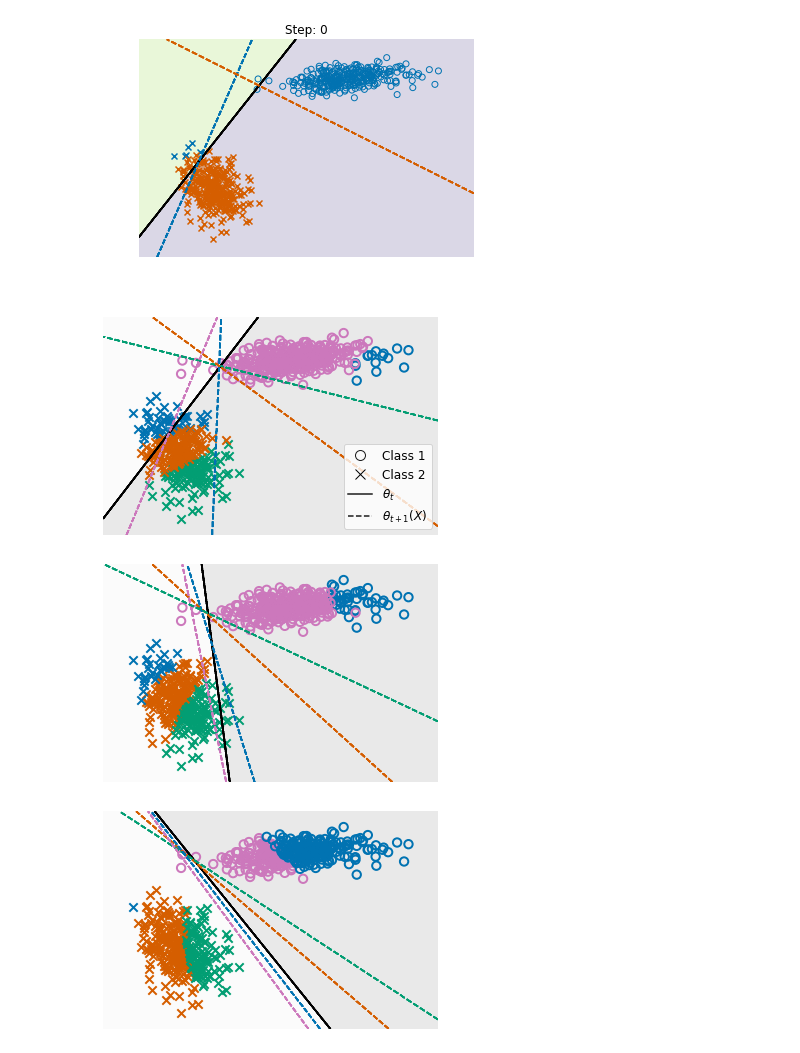
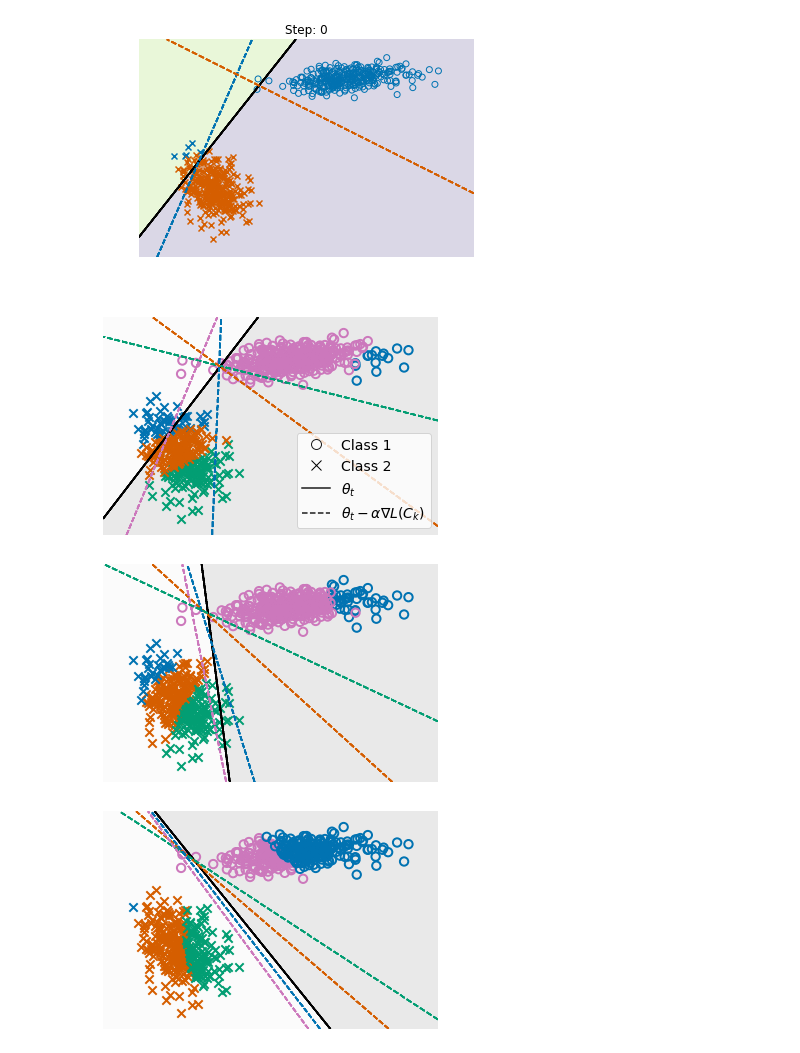
Before and after one commit to fartashf/gvar_code, a Jupyter notebook: notebooks/figures_vis2d.ipynb, the cells around one changed output. Cells and saved outputs as stored; diff of their text form; code cells hidden in the pictures.

```diff
--- a/notebooks/figures_vis2d.ipynb
+++ b/notebooks/figures_vis2d.ipynb
@@ -39,7 +39,7 @@ checkpoint['gvar']['gluster.cluster_size'].shape
 # %% [output]
 torch.Size([2, 1])
 # %%
-plt.rcParams.update({'font.size': 12})
+plt.rcParams.update({'font.size': 14})
 # sns.set_palette('colorblind')
 sns.set_color_codes('colorblind')
 # %%
@@ -63,7 +63,7 @@ def draw_grad(model, grad, lr, X, colors):
             p.add_(-g*lr)
     draw_model(model_new, X, colors)
 # %%
-def f(prefix, niter=0, perm=None):
+def f(prefix, niter=0, perm=None, n_samples=-1, fname='fig.png'):
     prefix = prefix + '/'
     data=torch.load(prefix+'data.pth.tar', map_location='cpu')
 
@@ -100,6 +100,8 @@ def f(prefix, niter=0, perm=None):
         s = np.maximum(1, i/n_clusters*100)
         # print(s)
         ids = sample[assign_i[sample, 0]==i]
+        if n_samples != -1:
+            ids = ids[:n_samples]
         # ec = ['Red', 'Blue']
         # plt.scatter(
         #     X[0, ids],
@@ -129,7 +131,7 @@ def f(prefix, niter=0, perm=None):
     # plt.ylabel('Dimension 2')
     # plt.title('Step: %d' % niter)
     # plt.legend(loc='upper right', bbox_to_anchor=(1.4, 1))
-    plt.savefig(prefix+'fig.png', dpi=100, bbox_inches='tight', pad_inches=0.05)
+    plt.savefig(prefix+fname, dpi=100, bbox_inches='tight', pad_inches=0.05)
 # %%
 f('../runs/X')
 # %% [output]
@@ -137,30 +139,30 @@ f('../runs/X')
 # %%
 logdir='../runs/runs_logreg_2dvis/'
 run_names=[]
 for i in ['00', '01', '02']:
     run_names += glob.glob('%s/%s*' % (logdir, i))
 niters = [0, 1, 2]
 perm = [[0, 2, 1, 3], [1, 0, 3, 2], [1, 2, 3, 0]]
 for i in range(len(run_names)):
     fig = plt.figure()
     # plt.tight_layout(pad=0)
     # ax = plt.axes([0,0,1,1])
     # ax.set_axis_off()
     # fig.add_axes(ax)
     # fig.patch.set_visible(False)
     if i == 0:
         legend_elements = [Line2D([0], [0], marker='o', color='None', label='Class 1',
                               markerfacecolor='None', markeredgecolor='k', markersize=10),
                            Line2D([0], [0], marker='x', color='None', label='Class 2',
                               markerfacecolor='k', markersize=10),
                            Line2D([0], [0], color='k', label=r'$\theta_t$'),
-                           Line2D([0], [0], color='k', label=r'$\theta_{t+1}(X)$', ls='--'),
+                           Line2D([0], [0], color='k', label=r'$\theta_t-\alpha\nabla L(C_k)$', ls='--'),
                            # Patch(facecolor='b', edgecolor='None', label='Gluster 1'),
                            # Patch(facecolor='r', edgecolor='None', label='Gluster 2'),
                           ]
         plt.legend(handles=legend_elements, loc='lower right')
-    f(run_names[i], niter=niters[i], perm=perm[i])
+    f(run_names[i], niter=niters[i], perm=perm[i], fname='fig.png')
 # %% [output]
-[figure, old version]
+[figure, new version]
 [figure]
 [figure]
```
Also changed, not shown: parts of 1 cell of this notebook, 5 other files.
